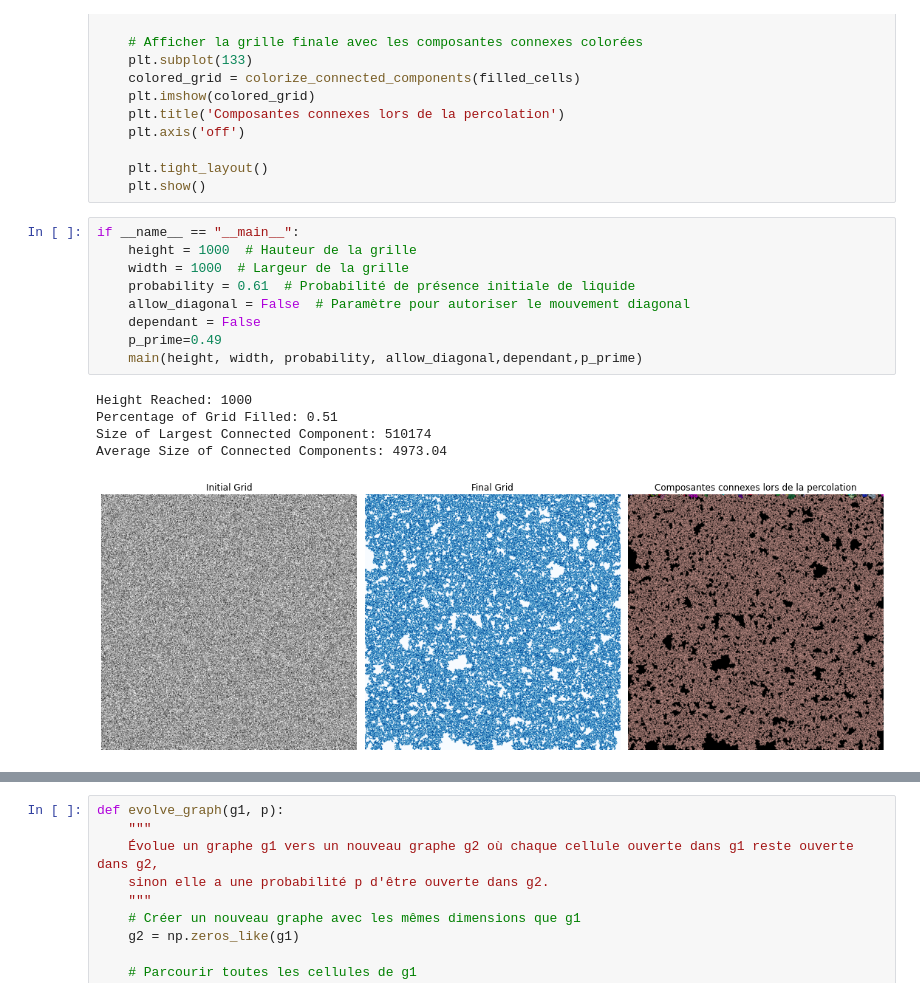
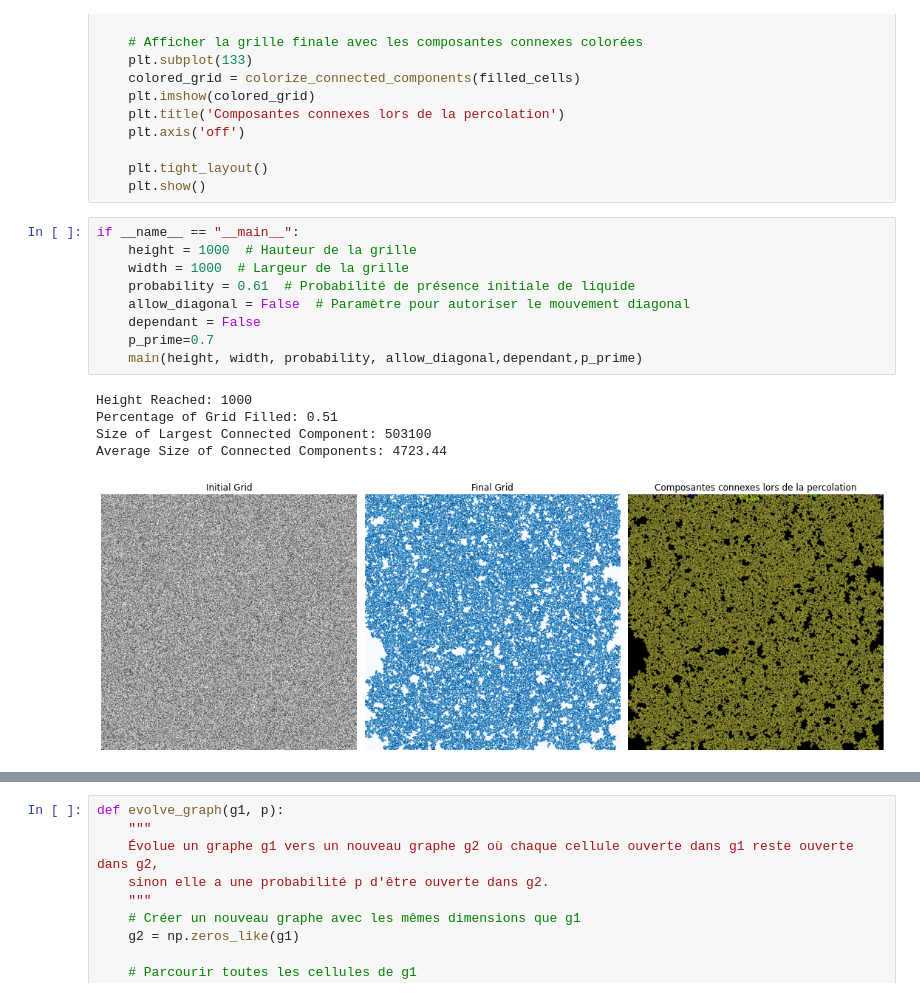
Before and after one commit to Hazdard/Percolation, a Jupyter notebook: percolation.ipynb, the cells around one changed output, grey strips where cells are left out. Drawn from its saved outputs; the diff is of its cells as text.

```diff
--- a/percolation.ipynb
+++ b/percolation.ipynb
@@ -163,18 +163,18 @@ def main(height, width, probability, allow_diagonal=False, dependant=False, p_pr
 # %%
 if __name__ == "__main__":
     height = 1000  # Hauteur de la grille
     width = 1000  # Largeur de la grille
     probability = 0.61  # Probabilité de présence initiale de liquide
     allow_diagonal = False  # Paramètre pour autoriser le mouvement diagonal
     dependant = False
-    p_prime=0.49
+    p_prime=0.7
     main(height, width, probability, allow_diagonal,dependant,p_prime)
 # %% [output]
 Height Reached: 1000
 Percentage of Grid Filled: 0.51
-Size of Largest Connected Component: 510174
-Average Size of Connected Components: 4973.04
+Size of Largest Connected Component: 503100
+Average Size of Connected Components: 4723.44
-[figure, old version]
+[figure, new version]
 # %%
 def percolation_probability(open_probability, num_trials=10, grid_size=50, allow_diagonal=False):
     """
```
Also changed, not shown: parts of 3 cells of this notebook, 7 other files.
